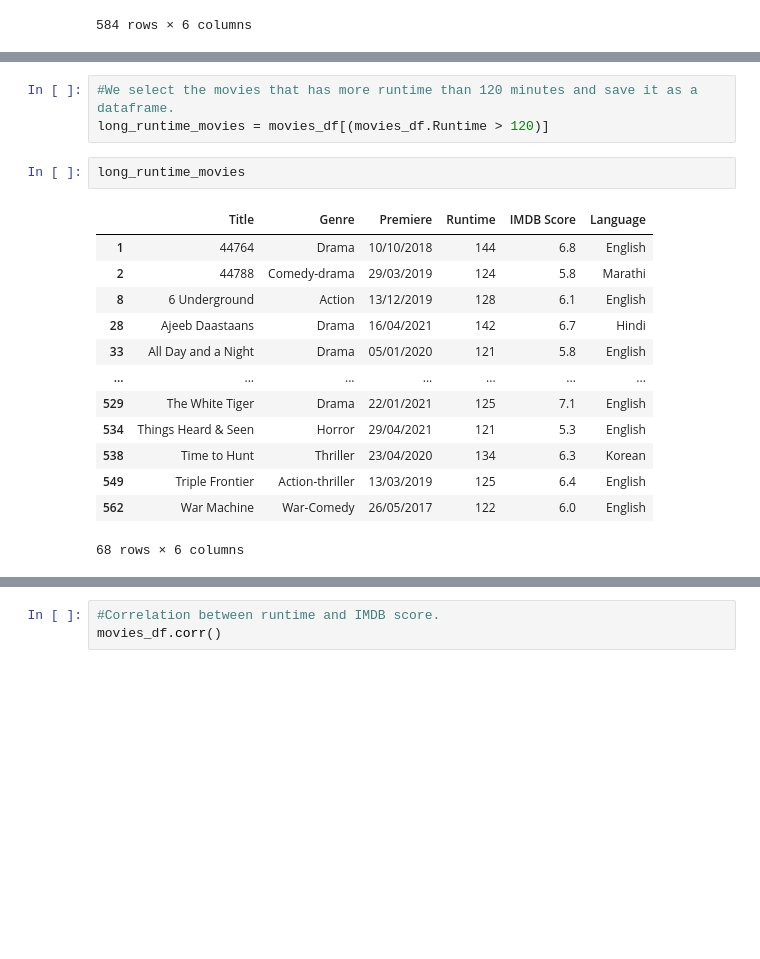
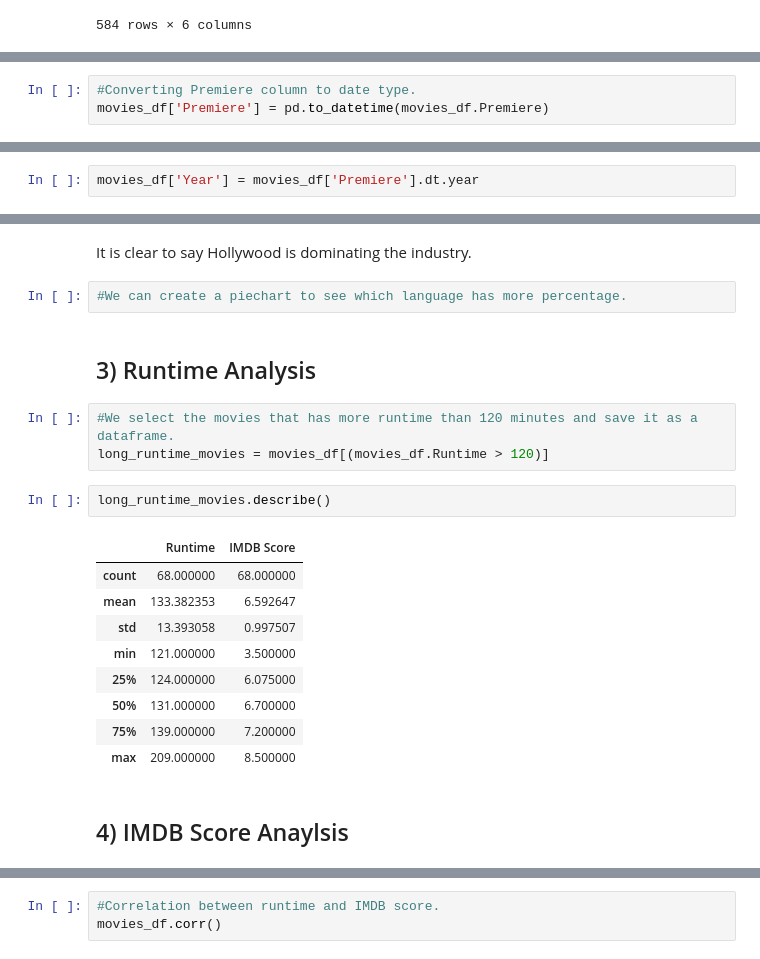
Before and after one commit to doruktopcu/GlobalAI-Hub-Python-Bootcamp-2022, a Jupyter notebook: GlobalAiHubProject2_MoviesAnalysis.ipynb, the cells around one changed output, grey strips where cells are left out. Drawn from its saved outputs; the diff is of its cells as text; blank space fills up the shorter version.

```diff
--- a/GlobalAiHubProject2_MoviesAnalysis.ipynb
+++ b/GlobalAiHubProject2_MoviesAnalysis.ipynb
@@ -27,0 +58,3 @@ movies_df
+# %%
+#Converting Premiere column to date type.
+movies_df['Premiere'] = pd.to_datetime(movies_df.Premiere)
@@ -27,0 +79,2 @@ movies_df
+# %%
+movies_df['Year'] = movies_df['Premiere'].dt.year
@@ -28,19 +179,23 @@ movies_df
+# %% [markdown]
+It is clear to say Hollywood is dominating the industry.
+# %%
+#We can create a piechart to see which language has more percentage.
+# %% [markdown]
+## 3) Runtime Analysis
 # %%
 #We select the movies that has more runtime than 120 minutes and save it as a dataframe.
 long_runtime_movies = movies_df[(movies_df.Runtime > 120)]
 # %%
-long_runtime_movies
+long_runtime_movies.describe()
 # %% [output]
-|  | Title | Genre | Premiere | Runtime | IMDB Score | Language |
-| 1 | 44764 | Drama | 10/10/2018 | 144 | 6.8 | English |
-| 2 | 44788 | Comedy-drama | 29/03/2019 | 124 | 5.8 | Marathi |
-| 8 | 6 Underground | Action | 13/12/2019 | 128 | 6.1 | English |
-| 28 | Ajeeb Daastaans | Drama | 16/04/2021 | 142 | 6.7 | Hindi |
-| 33 | All Day and a Night | Drama | 05/01/2020 | 121 | 5.8 | English |
-| ... | ... | ... | ... | ... | ... | ... |
-| 529 | The White Tiger | Drama | 22/01/2021 | 125 | 7.1 | English |
-| 534 | Things Heard & Seen | Horror | 29/04/2021 | 121 | 5.3 | English |
-| 538 | Time to Hunt | Thriller | 23/04/2020 | 134 | 6.3 | Korean |
-| 549 | Triple Frontier | Action-thriller | 13/03/2019 | 125 | 6.4 | English |
-| 562 | War Machine | War-Comedy | 26/05/2017 | 122 | 6.0 | English |
+|  | Runtime | IMDB Score |
+| count | 68.000000 | 68.000000 |
+| mean | 133.382353 | 6.592647 |
+| std | 13.393058 | 0.997507 |
+| min | 121.000000 | 3.500000 |
+| 25% | 124.000000 | 6.075000 |
+| 50% | 131.000000 | 6.700000 |
+| 75% | 139.000000 | 7.200000 |
+| max | 209.000000 | 8.500000 |
-68 rows × 6 columns
+# %% [markdown]
+## 4) IMDB Score Anaylsis
```
Also changed, not shown: parts of 42 cells of this notebook.
